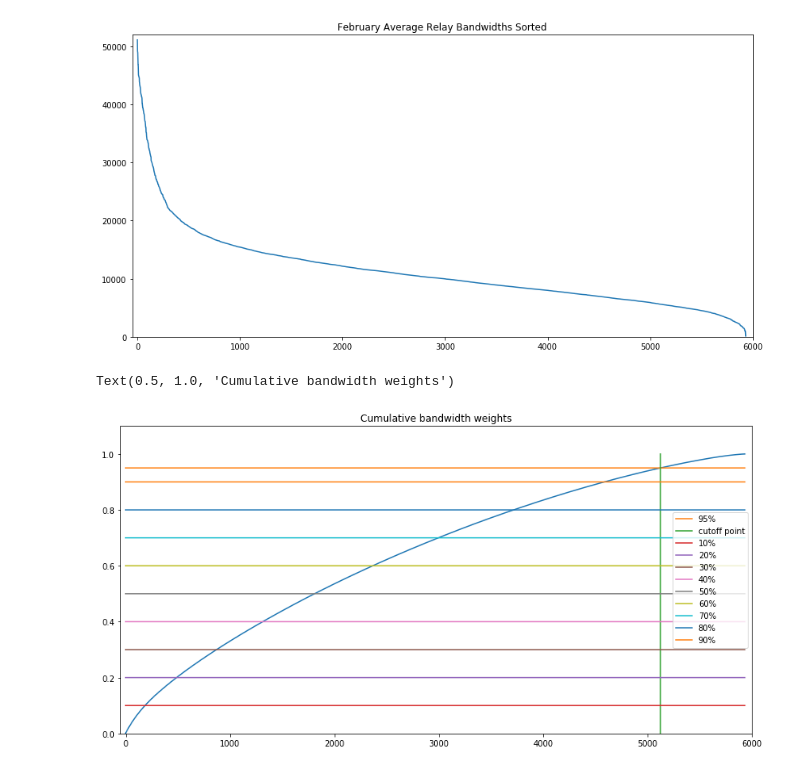
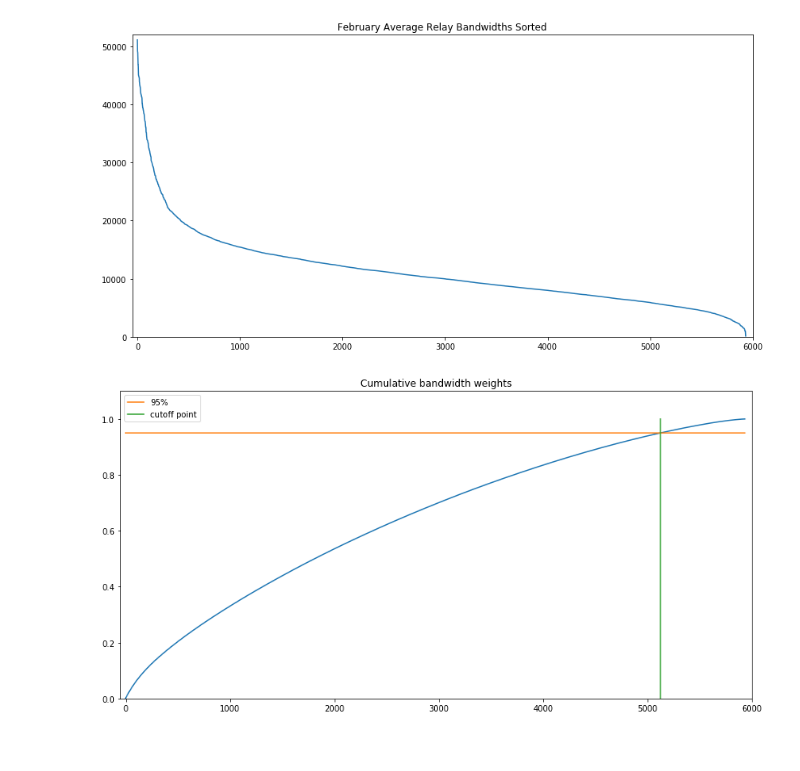
Before and after one commit to axo318/tor-masters-project, a Jupyter notebook: bw_research/choosing_n_relays.ipynb, the cells around one changed output. Cells and saved outputs as stored; diff of their text form; code cells hidden in the pictures.

```diff
--- a/bw_research/choosing_n_relays.ipynb
+++ b/bw_research/choosing_n_relays.ipynb
@@ -26,6 +26,6 @@ for i,m in enumerate(means):
 df = pd.DataFrame()
 df['fingerprint'] = df_temp['fingerprint']
 df['mean_bw'] = df_temp.mean(axis=1)
-df = df.sort_values(by='mean_bw', ascending=False)
+df = df.sort_values(by='mean_bw', ascending=False).reset_index()
 df
 # %% [output]
@@ -56,30 +59,29 @@ plt.axis([-50, 6000, 0, 52000])
 cum_weights = [(df['mean_bw'][:i].sum())/df['mean_bw'].sum() for i in range(1,df.shape[0]+1)]
 relay_cutoff = 0
 for i in range(df.shape[0]):
-    if cum_weights[i]/cum_weights[-1] > 0.95:
+    if cum_weights[i]> 0.95:
         relay_cutoff = i
         break
 # %%
 x = df.shape[0]
 plt.figure(figsize=(14,7))
 plt.plot(range(x), cum_weights)
 plt.plot(range(x), [0.95] * x, label='95%')    # 95%
 plt.plot([relay_cutoff]*x, cum_weights, label='cutoff point')
 
-plt.plot(range(x), [0.10] * x, label='10%')    # 95%
-plt.plot(range(x), [0.20] * x, label='20%')    # 95%
-plt.plot(range(x), [0.30] * x, label='30%')    # 95%
-plt.plot(range(x), [0.40] * x, label='40%')    # 95%
-plt.plot(range(x), [0.50] * x, label='50%')    # 95%
-plt.plot(range(x), [0.60] * x, label='60%')    # 95%
-plt.plot(range(x), [0.70] * x, label='70%')    # 95%
-plt.plot(range(x), [0.80] * x, label='80%')    # 95%
-plt.plot(range(x), [0.90] * x, label='90%')    # 95%
+# plt.plot(range(x), [0.10] * x, label='10%')    # 95%
+# plt.plot(range(x), [0.20] * x, label='20%')    # 95%
+# plt.plot(range(x), [0.30] * x, label='30%')    # 95%
+# plt.plot(range(x), [0.40] * x, label='40%')    # 95%
+# plt.plot(range(x), [0.50] * x, label='50%')    # 95%
+# plt.plot(range(x), [0.60] * x, label='60%')    # 95%
+# plt.plot(range(x), [0.70] * x, label='70%')    # 95%
+# plt.plot(range(x), [0.80] * x, label='80%')    # 95%
+# plt.plot(range(x), [0.90] * x, label='90%')    # 95%
 
 plt.axis([-50, 6000, 0, 1.1])
 plt.legend()
-
 plt.title('Cumulative bandwidth weights')
+plt.show()
 # %% [output]
-Text(0.5, 1.0, 'Cumulative bandwidth weights')
-[figure, old version]
+[figure, new version]
```
Also changed, not shown: parts of 8 cells of this notebook, 5 other files.
